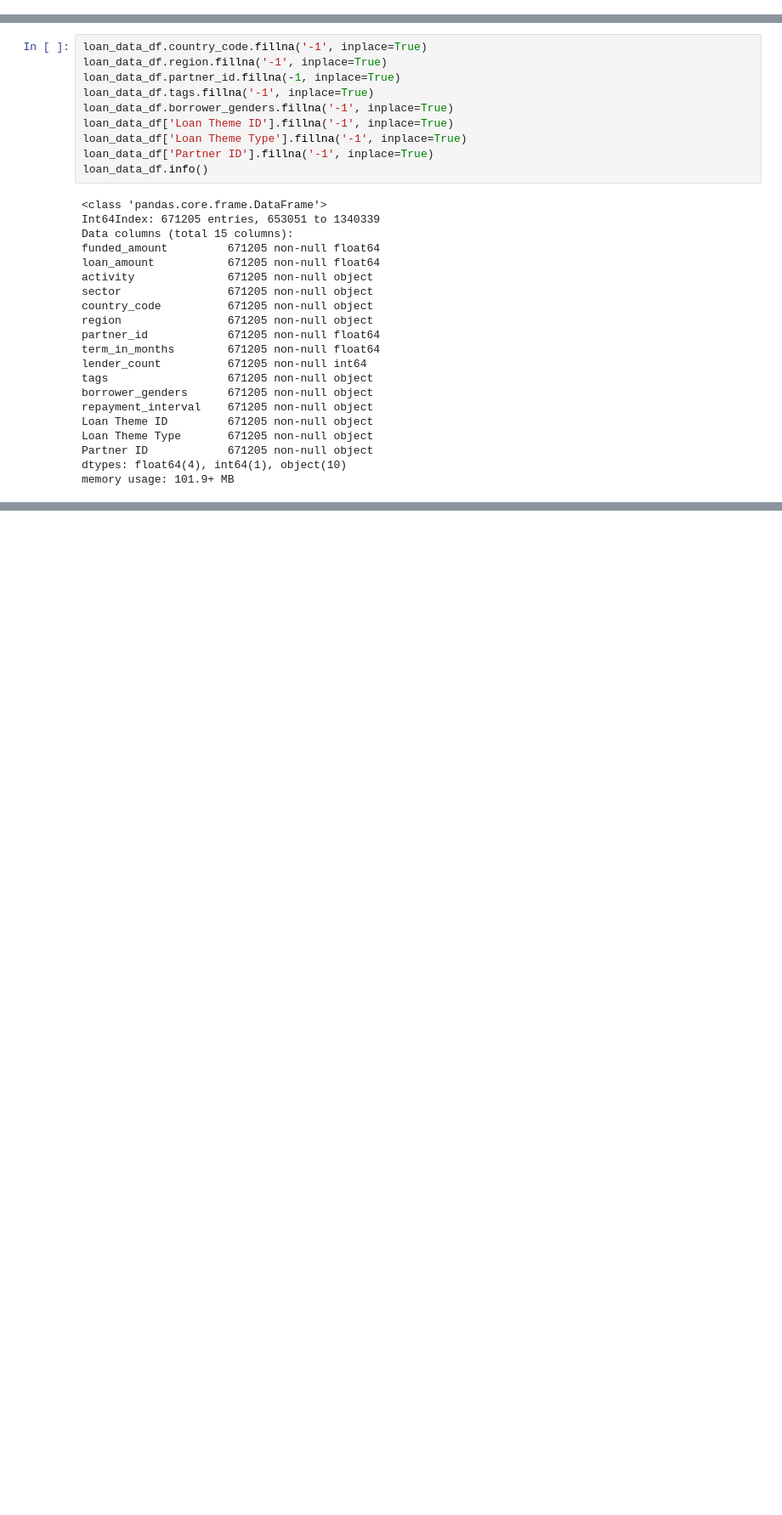
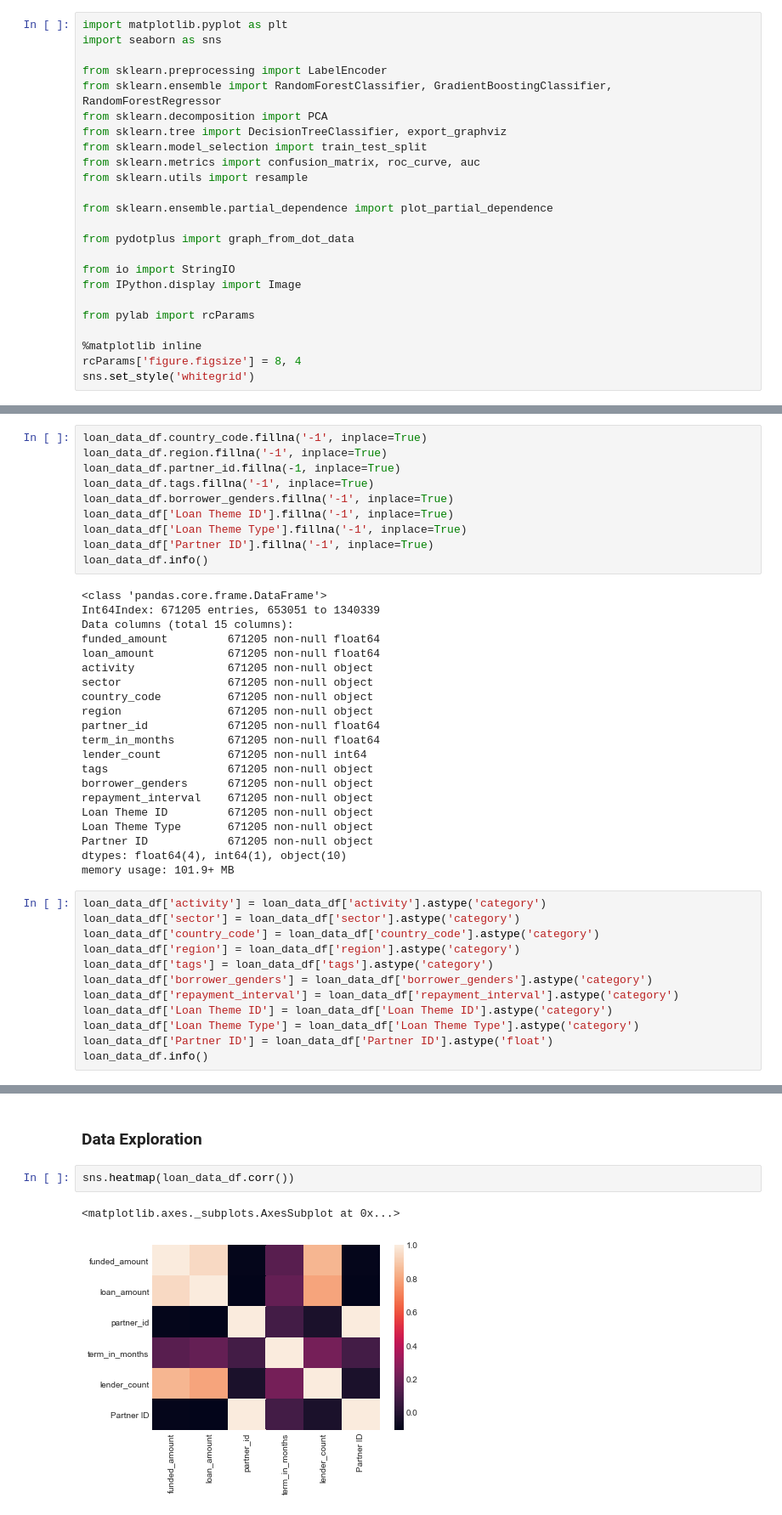
Before and after one commit to shahab-ai/kaggle-kiva.org, a Jupyter notebook: script.ipynb, the cells around one changed output, grey strips where cells are left out. Shown at 85% size. Drawn from its saved outputs; the diff is of its cells as text; blank space fills up the shorter version.

```diff
--- a/script.ipynb
+++ b/script.ipynb
@@ -21 +21,25 @@ import seaborn as sns
+# %%
+import matplotlib.pyplot as plt
+import seaborn as sns
+
+from sklearn.preprocessing import LabelEncoder
+from sklearn.ensemble import RandomForestClassifier, GradientBoostingClassifier, RandomForestRegressor
+from sklearn.decomposition import PCA
+from sklearn.tree import DecisionTreeClassifier, export_graphviz
+from sklearn.model_selection import train_test_split
+from sklearn.metrics import confusion_matrix, roc_curve, auc
+from sklearn.utils import resample
+
+from sklearn.ensemble.partial_dependence import plot_partial_dependence
+
+from pydotplus import graph_from_dot_data
+
+from io import StringIO
+from IPython.display import Image
+
+from pylab import rcParams
+
+%matplotlib inline
+rcParams['figure.figsize'] = 8, 4
+sns.set_style('whitegrid')
 # %% [markdown]
@@ -221,3 +243,15 @@ Loan Theme Type       671205 non-null object
 Partner ID            671205 non-null object
 dtypes: float64(4), int64(1), object(10)
 memory usage: 101.9+ MB
+# %%
+loan_data_df['activity'] = loan_data_df['activity'].astype('category')
+loan_data_df['sector'] = loan_data_df['sector'].astype('category')
+loan_data_df['country_code'] = loan_data_df['country_code'].astype('category')
+loan_data_df['region'] = loan_data_df['region'].astype('category')
+loan_data_df['tags'] = loan_data_df['tags'].astype('category')
+loan_data_df['borrower_genders'] = loan_data_df['borrower_genders'].astype('category')
+loan_data_df['repayment_interval'] = loan_data_df['repayment_interval'].astype('category')
+loan_data_df['Loan Theme ID'] = loan_data_df['Loan Theme ID'].astype('category')
+loan_data_df['Loan Theme Type'] = loan_data_df['Loan Theme Type'].astype('category')
+loan_data_df['Partner ID'] = loan_data_df['Partner ID'].astype('float')
+loan_data_df.info()
@@ -223,0 +279,7 @@ memory usage: 101.9+ MB
+# %% [markdown]
+### Data Exploration
+# %%
+sns.heatmap(loan_data_df.corr())
+# %% [output]
+<matplotlib.axes._subplots.AxesSubplot at 0x...>
+[figure, added]
```
Also changed, not shown: parts of 37 cells of this notebook.
